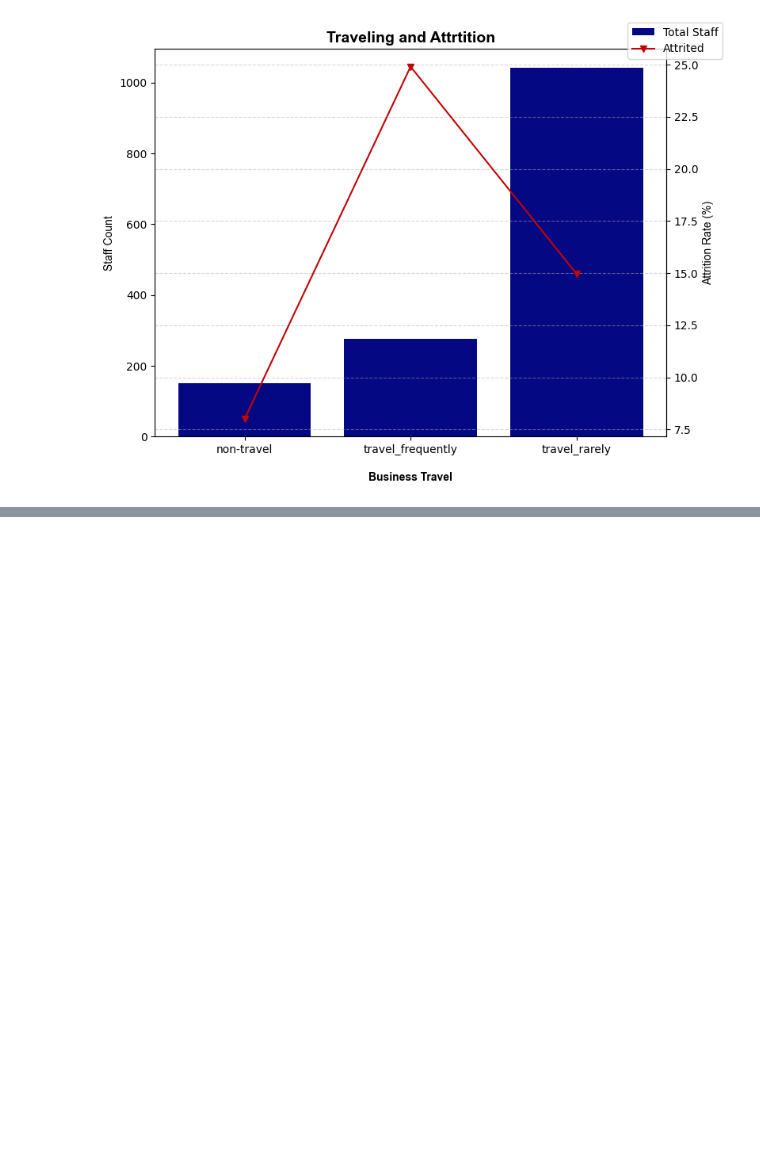
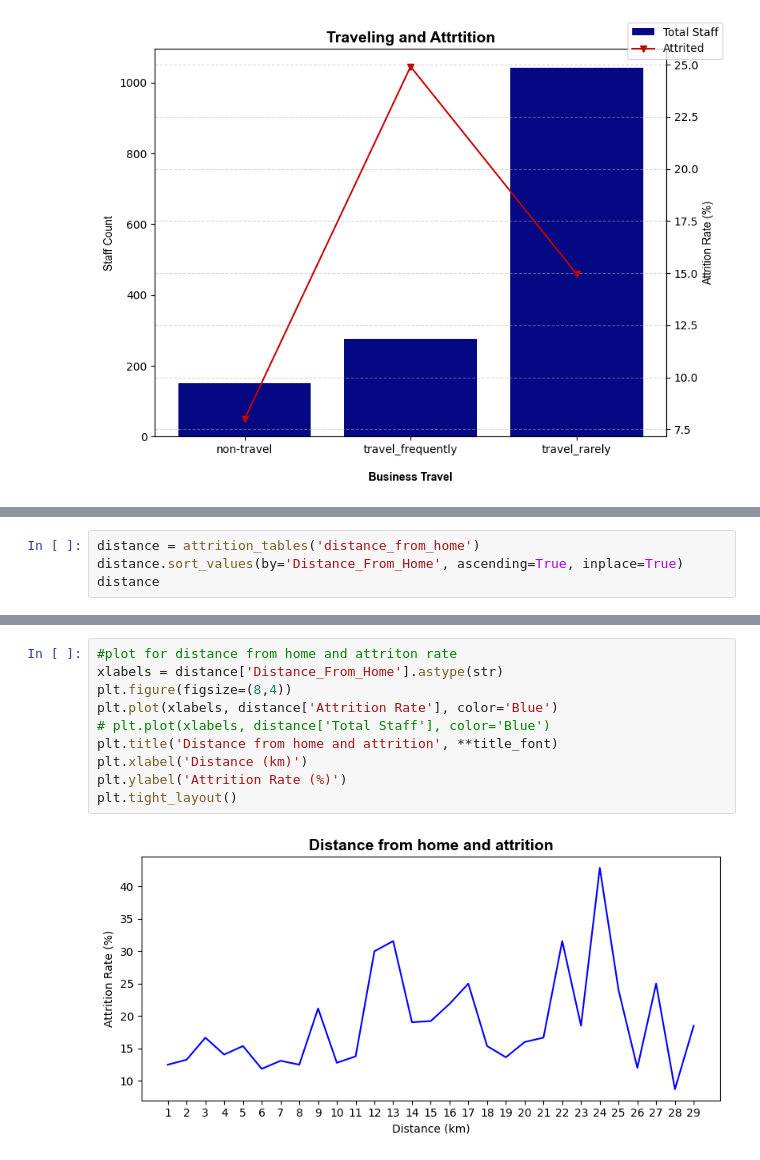
Before and after one commit to iamdrmeka/HR_Attrition_Analysis, a Jupyter notebook: hr_attrition.ipynb, the cells around one changed output, grey strips where cells are left out. Saved outputs shown, nothing was run; the diff lists cells and outputs as text; blank space fills up the shorter version.

```diff
--- a/hr_attrition.ipynb
+++ b/hr_attrition.ipynb
@@ -714,0 +749,4 @@ double_plot(business_travel, 'Business_Travel', 'Business Travel', 'Traveling an
+# %%
+distance = attrition_tables('distance_from_home')
+distance.sort_values(by='Distance_From_Home', ascending=True, inplace=True)
+distance
@@ -714,0 +771,12 @@ double_plot(business_travel, 'Business_Travel', 'Business Travel', 'Traveling an
+# %%
+#plot for distance from home and attriton rate
+xlabels = distance['Distance_From_Home'].astype(str)
+plt.figure(figsize=(8,4))
+plt.plot(xlabels, distance['Attrition Rate'], color='Blue')
+# plt.plot(xlabels, distance['Total Staff'], color='Blue')
+plt.title('Distance from home and attrition', **title_font)
+plt.xlabel('Distance (km)')
+plt.ylabel('Attrition Rate (%)')
+plt.tight_layout()
+# %% [output]
+[figure, added]
```
Also changed, not shown: parts of 24 cells of this notebook, 1 other file.
